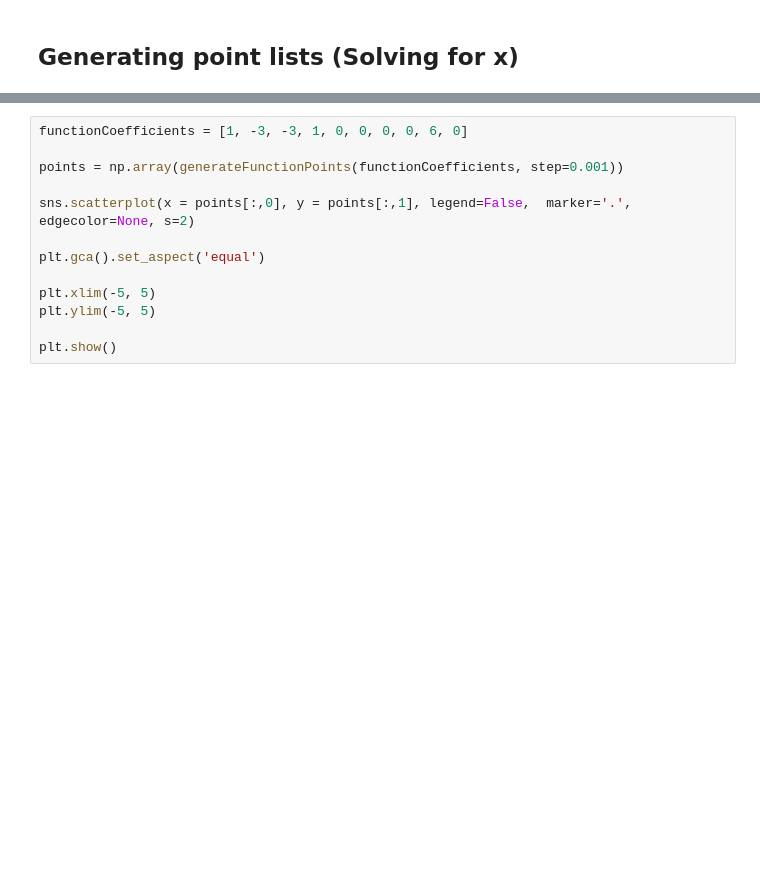
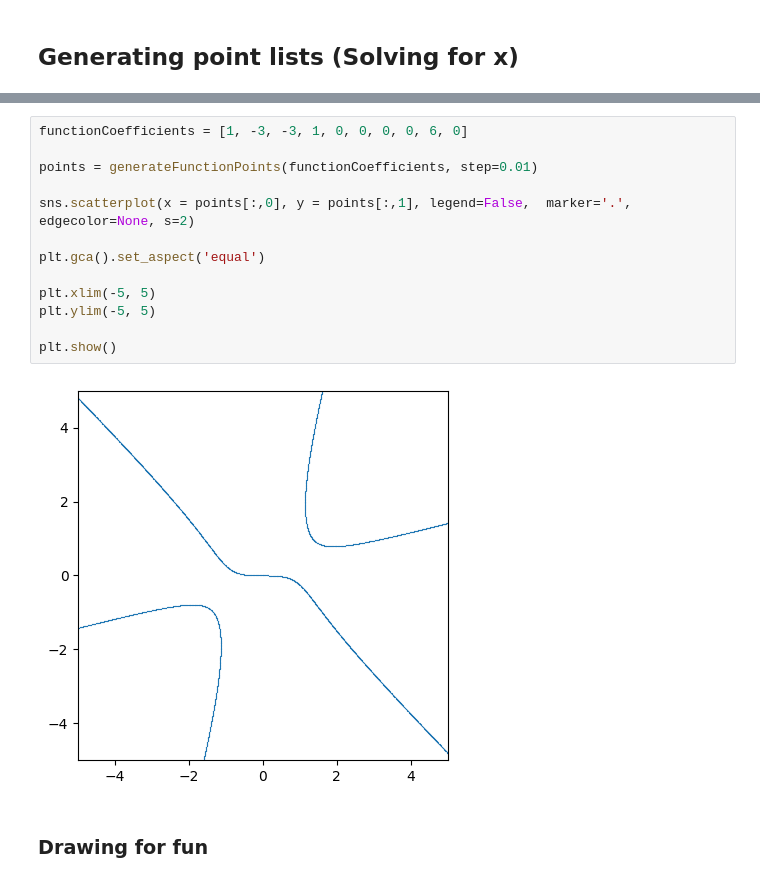
Before and after one commit to mirtorande/cubic-curve-projective-closure, a Jupyter notebook: ExperimentationStation.ipynb, the cells around one changed output, grey strips where cells are left out. Saved outputs shown, nothing was run; the diff lists cells and outputs as text; blank space fills up the shorter version.

```diff
--- a/ExperimentationStation.ipynb
+++ b/ExperimentationStation.ipynb
@@ -82,16 +92,20 @@ plt.show()
 # %%
 functionCoefficients = [1, -3, -3, 1, 0, 0, 0, 0, 6, 0]
 
-points = np.array(generateFunctionPoints(functionCoefficients, step=0.001))
+points = generateFunctionPoints(functionCoefficients, step=0.01)
 
 sns.scatterplot(x = points[:,0], y = points[:,1], legend=False,  marker='.', edgecolor=None, s=2)
 
 plt.gca().set_aspect('equal')
 
 plt.xlim(-5, 5)
 plt.ylim(-5, 5)
 
 plt.show()
+# %% [output]
+[figure, added]
+# %% [markdown]
+### Drawing for fun
 # %%
 def drawFun(x, i):
     functionCoefficients = [x, 2/x, -3-x, 3, 3*x, -3, 1, 2, -4, 0]
```
Also changed, not shown: parts of 35 cells of this notebook, 1 other file.
